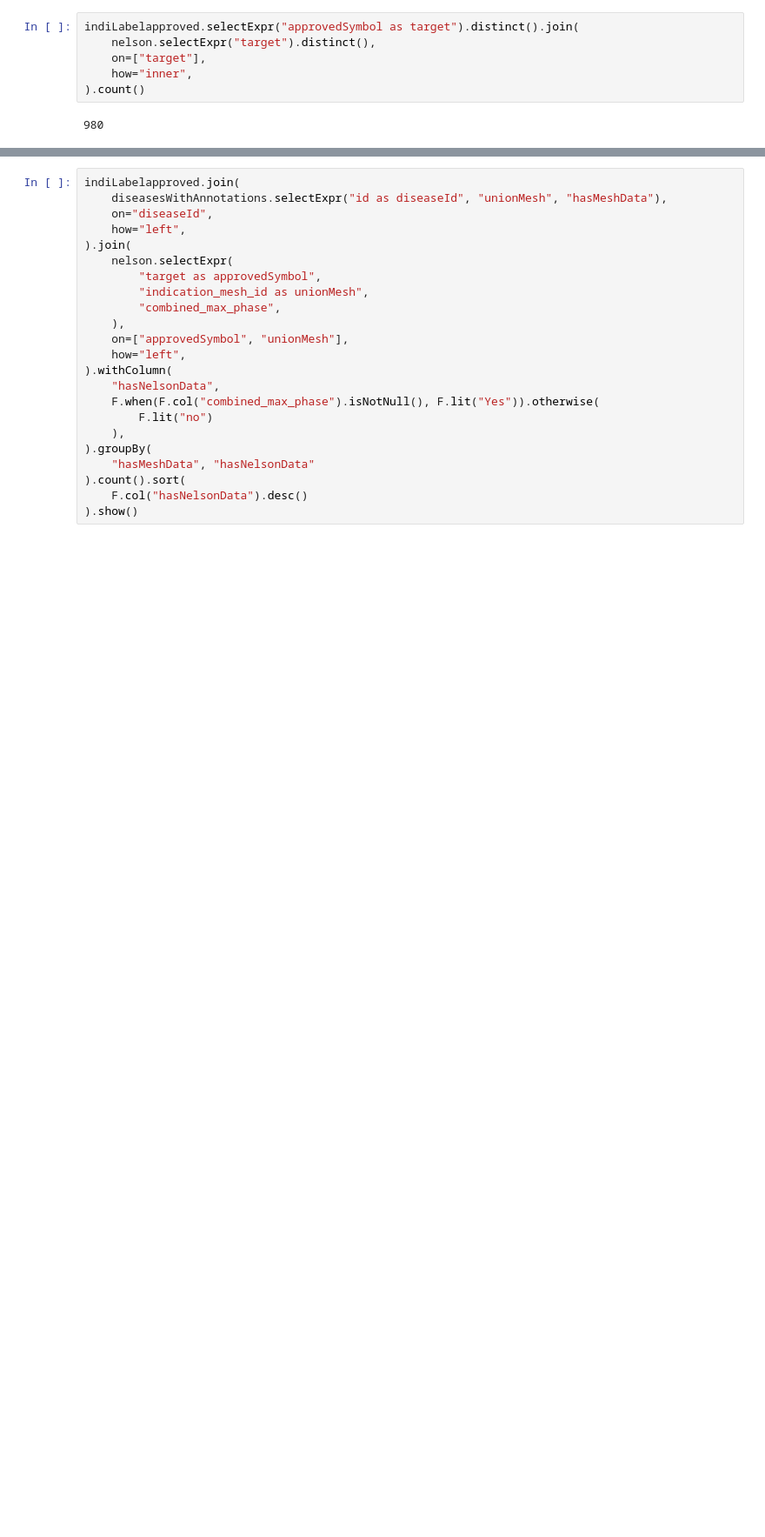
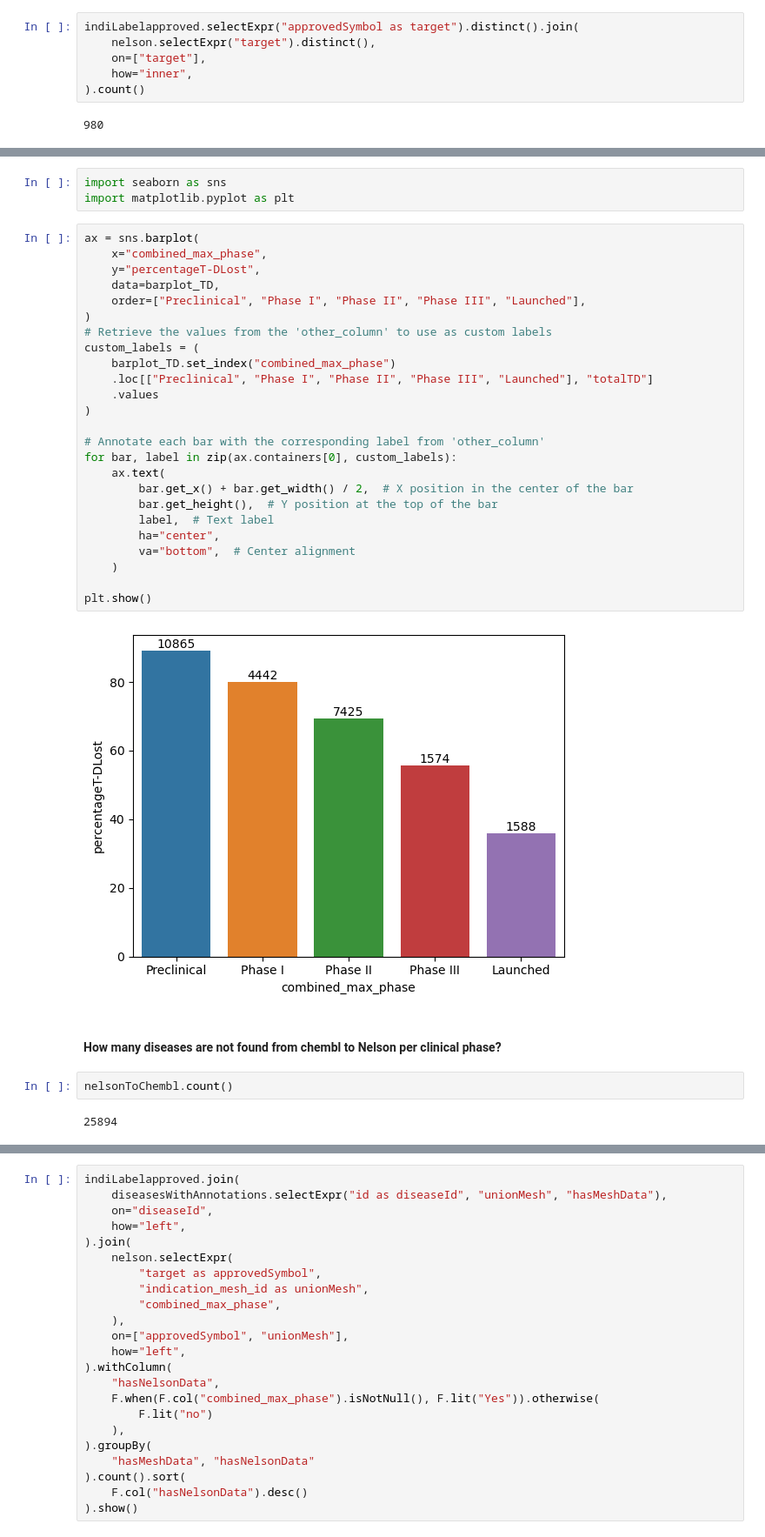
Before and after one commit to Juanmaria-rr/clinicalDrugsCuration, a Jupyter notebook: src/analysis/matches.ipynb, the cells around one changed output, grey strips where cells are left out. Shown at 87% size. Saved outputs shown, nothing was run; the diff lists cells and outputs as text; blank space fills up the shorter version.

Commit message:
plots

```diff
--- a/src/analysis/matches.ipynb
+++ b/src/analysis/matches.ipynb
@@ -656,0 +834,36 @@ AnalysisException: Column 'hasMeshData' does not exist. Did you mean one of the
+# %%
+import seaborn as sns
+import matplotlib.pyplot as plt
+# %%
+ax = sns.barplot(
+    x="combined_max_phase",
+    y="percentageT-DLost",
+    data=barplot_TD,
+    order=["Preclinical", "Phase I", "Phase II", "Phase III", "Launched"],
+)
+# Retrieve the values from the 'other_column' to use as custom labels
+custom_labels = (
+    barplot_TD.set_index("combined_max_phase")
+    .loc[["Preclinical", "Phase I", "Phase II", "Phase III", "Launched"], "totalTD"]
+    .values
+)
+
+# Annotate each bar with the corresponding label from 'other_column'
+for bar, label in zip(ax.containers[0], custom_labels):
+    ax.text(
+        bar.get_x() + bar.get_width() / 2,  # X position in the center of the bar
+        bar.get_height(),  # Y position at the top of the bar
+        label,  # Text label
+        ha="center",
+        va="bottom",  # Center alignment
+    )
+
+plt.show()
+# %% [output]
+[figure, added]
+# %% [markdown]
+#### How many diseases are not found from chembl to Nelson per clinical phase?
+# %%
+nelsonToChembl.count()
+# %% [output]
+25894
```
Also changed, not shown: parts of 24 cells of this notebook.
